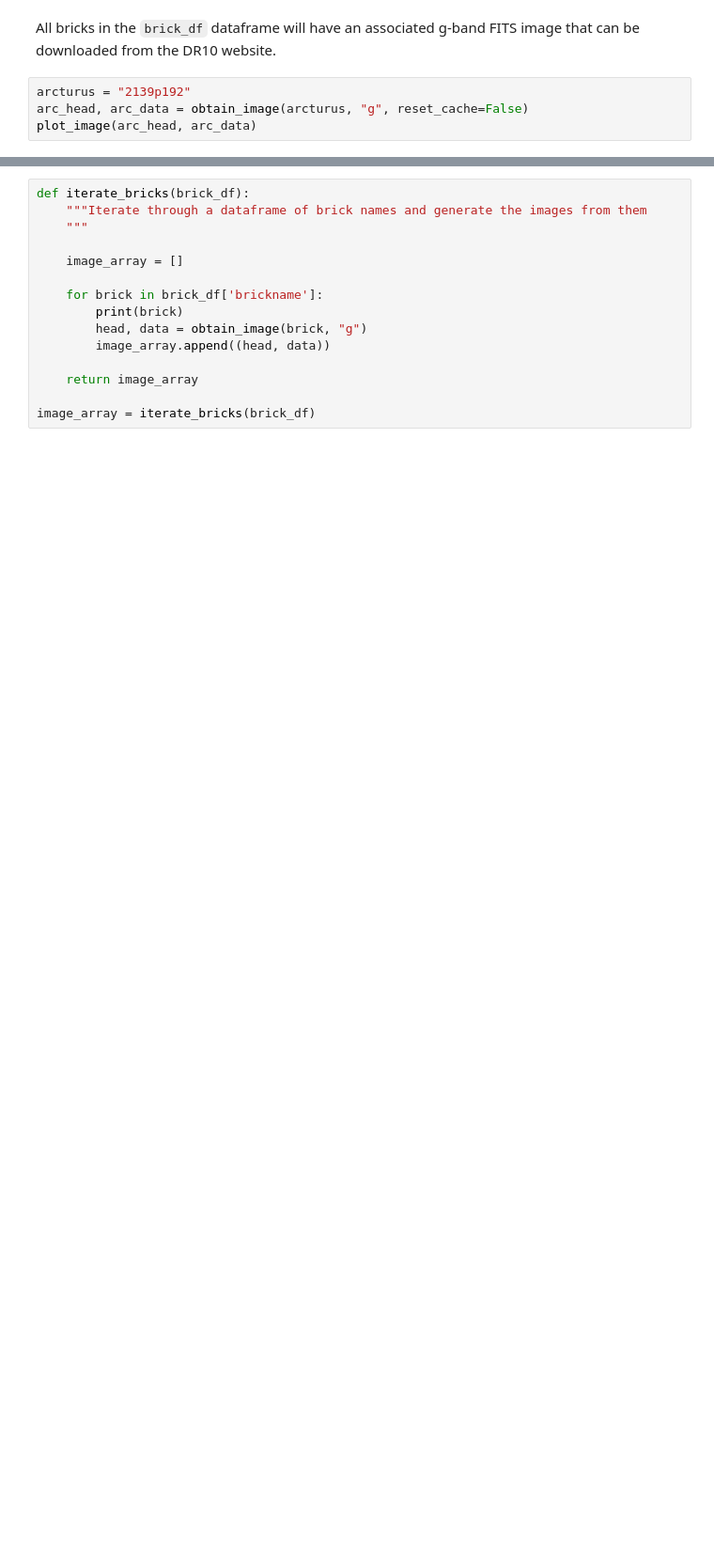
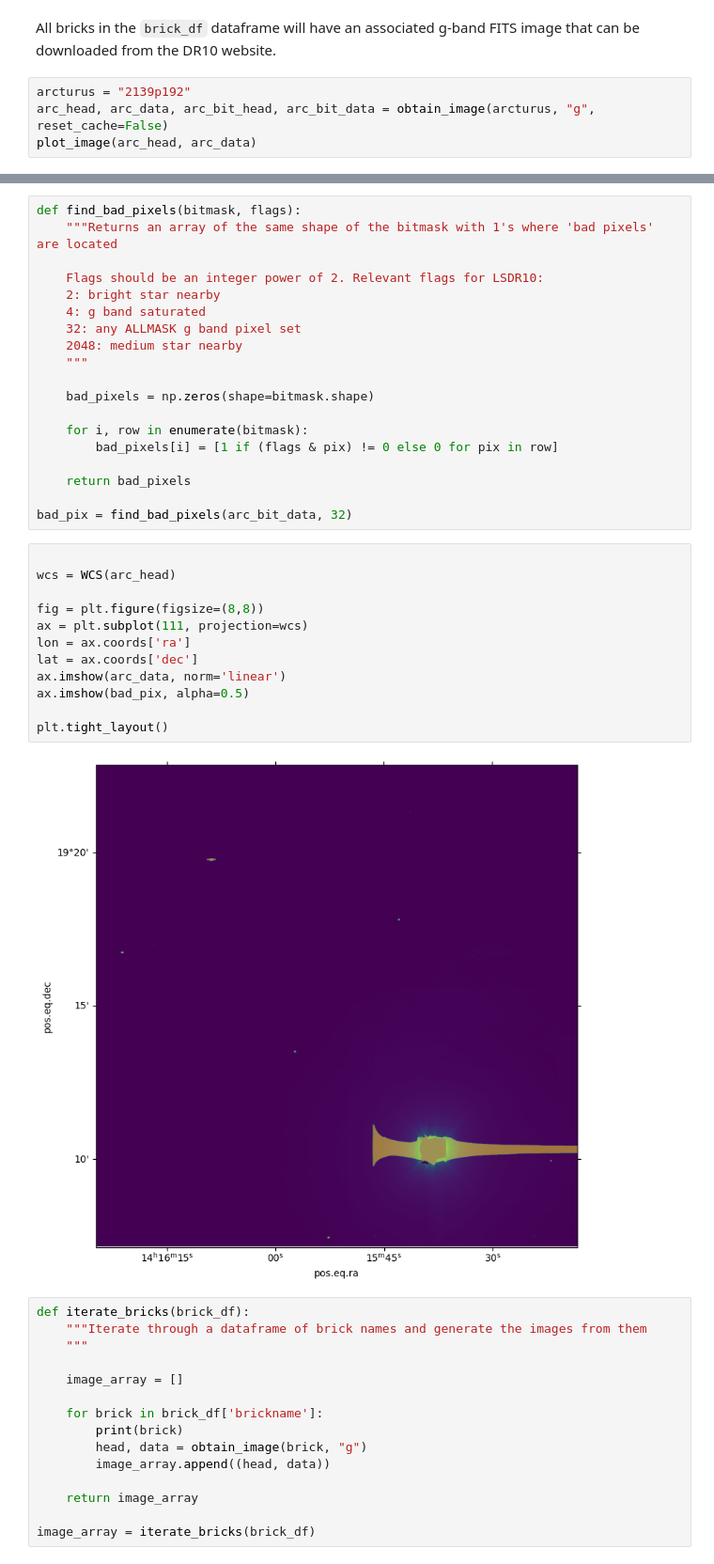
Before and after one commit to cyb0rb/WiFeS_Catalog, a Jupyter notebook: query_images.ipynb, the cells around one changed output, grey strips where cells are left out. Shown at 94% size. Saved outputs shown, nothing was run; the diff lists cells and outputs as text; blank space fills up the shorter version.

Commit message:
Add rudimentary bitmask handling

```diff
--- a/query_images.ipynb
+++ b/query_images.ipynb
@@ -288,6 +294,6 @@ plt.show()
 All bricks in the `brick_df` dataframe will have an associated g-band FITS image that can be downloaded from the DR10 website.
 # %%
 arcturus = "2139p192"
-arc_head, arc_data = obtain_image(arcturus, "g", reset_cache=False)
+arc_head, arc_data, arc_bit_head, arc_bit_data = obtain_image(arcturus, "g", reset_cache=False)
 plot_image(arc_head, arc_data)
 # %% [output]
@@ -297,3 +366,36 @@ Clearing download cache...
+# %%
+def find_bad_pixels(bitmask, flags):
+    """Returns an array of the same shape of the bitmask with 1's where 'bad pixels' are located
+
+    Flags should be an integer power of 2. Relevant flags for LSDR10:
+    2: bright star nearby
+    4: g band saturated
+    32: any ALLMASK g band pixel set
+    2048: medium star nearby
+    """
+
+    bad_pixels = np.zeros(shape=bitmask.shape)
+
+    for i, row in enumerate(bitmask):
+        bad_pixels[i] = [1 if (flags & pix) != 0 else 0 for pix in row]
+
+    return bad_pixels
+
+bad_pix = find_bad_pixels(arc_bit_data, 32)
+# %%
+
+wcs = WCS(arc_head)
+
+fig = plt.figure(figsize=(8,8))
+ax = plt.subplot(111, projection=wcs)
+lon = ax.coords['ra']
+lat = ax.coords['dec']
+ax.imshow(arc_data, norm='linear')
+ax.imshow(bad_pix, alpha=0.5)
+
+plt.tight_layout()
+# %% [output]
+[figure, added]
 # %%
 def iterate_bricks(brick_df):
     """Iterate through a dataframe of brick names and generate the images from them
```
Also changed, not shown: parts of 6 cells of this notebook.
